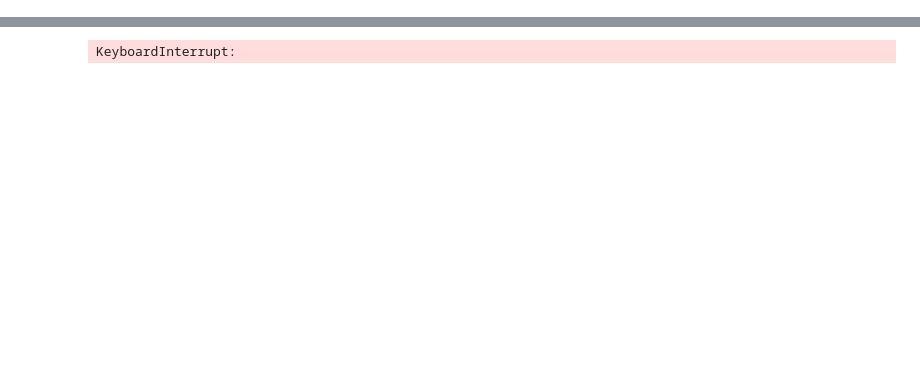
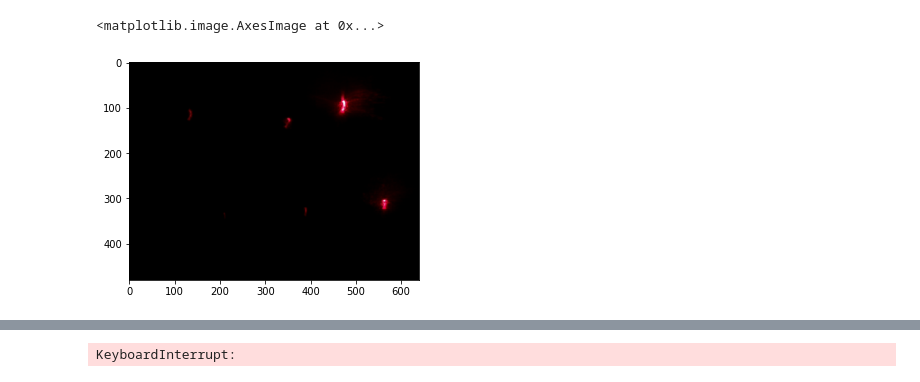
Before and after one commit to hajanssen/pi-shack-hartmann-sensor, a Jupyter notebook: src/dev/integration_#3_camera_live.ipynb, the cells around one changed output, grey strips where cells are left out. Saved outputs shown, nothing was run; the diff lists cells and outputs as text; code cells hidden in the pictures; blank space fills up the shorter version.

Commit message:
ritch plotting in integration#4

```diff
--- a/src/dev/integration_#3_camera_live.ipynb
+++ b/src/dev/integration_#3_camera_live.ipynb
@@ -0,0 +1,6 @@
+# %%
+
+a =plt.imshow(img)
+# %% [output]
+<matplotlib.image.AxesImage at 0x...>
+[figure, added]
```
Also changed, not shown: parts of 13 cells of this notebook, 3 other files.
